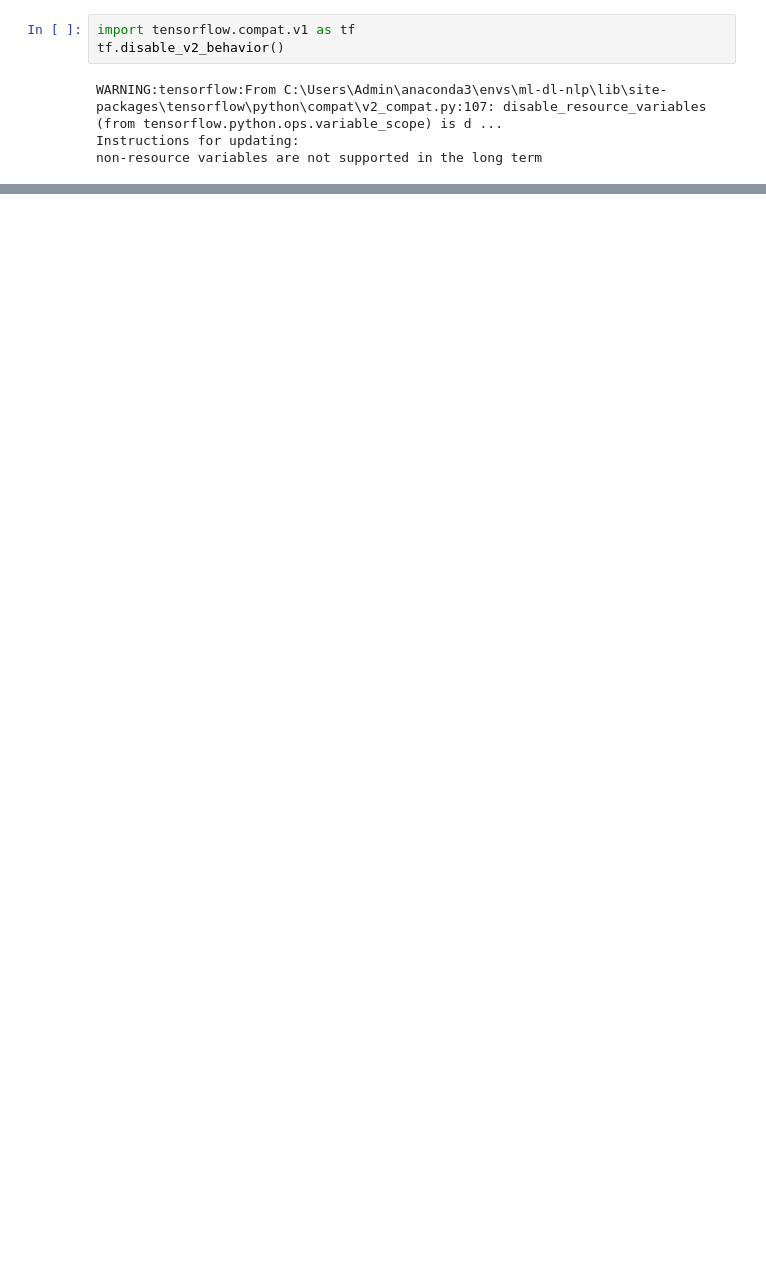
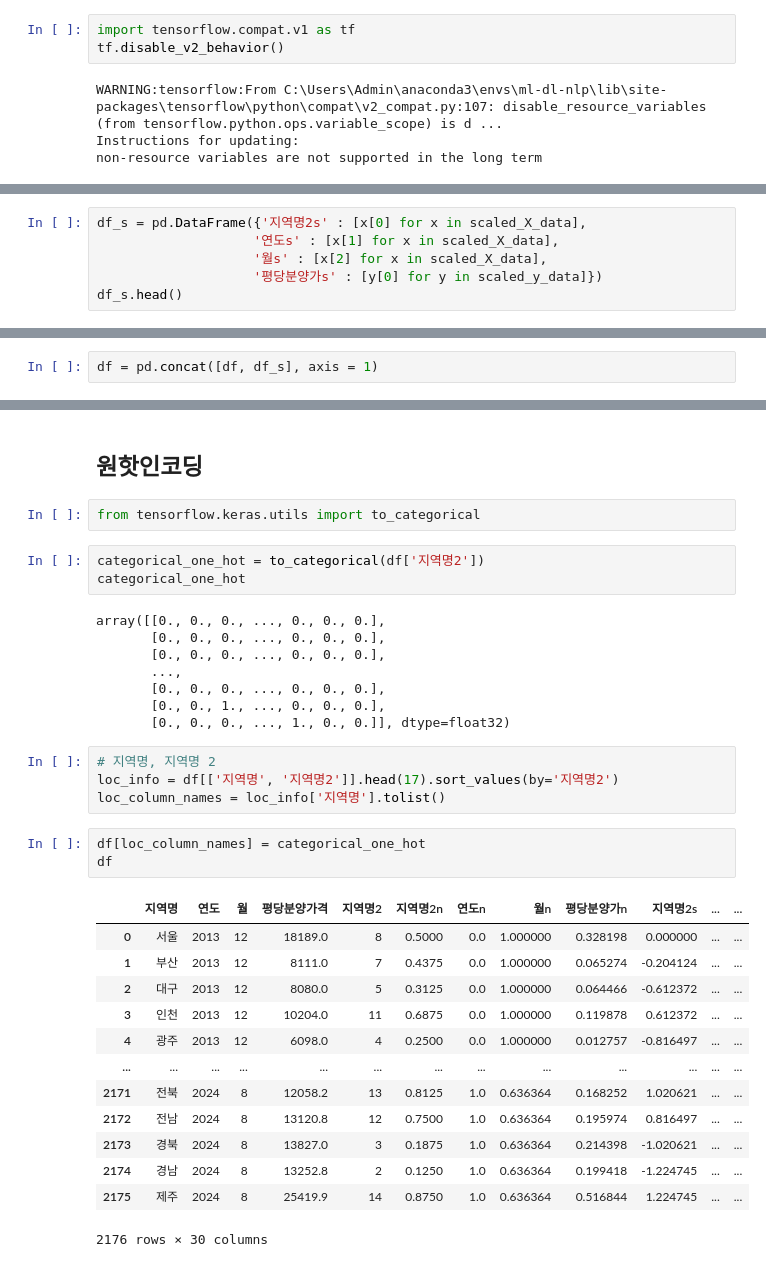
Before and after one commit to jsa3338/AI-X, a Jupyter notebook: source/05_DeepLearning/연습문제(라벨인코딩, 스케일조정).ipynb, the cells around one changed output, grey strips where cells are left out. Drawn from its saved outputs; the diff is of its cells as text; blank space fills up the shorter version.

```diff
--- a/source/05_DeepLearning/연습문제(라벨인코딩, 스케일조정).ipynb
+++ b/source/05_DeepLearning/연습문제(라벨인코딩, 스케일조정).ipynb
@@ -144,0 +222,6 @@ for step in range(30001):
+# %%
+df_s = pd.DataFrame({'지역명2s' : [x[0] for x in scaled_X_data],
+                    '연도s' : [x[1] for x in scaled_X_data],
+                    '월s' : [x[2] for x in scaled_X_data],
+                    '평당분양가s' : [y[0] for y in scaled_y_data]})
+df_s.head()
@@ -144,0 +235,2 @@ for step in range(30001):
+# %%
+df = pd.concat([df, df_s], axis = 1)
@@ -144,0 +295,37 @@ for step in range(30001):
+# %% [markdown]
+
+## 원핫인코딩
+# %%
+from tensorflow.keras.utils import to_categorical
+# %%
+categorical_one_hot = to_categorical(df['지역명2'])
+categorical_one_hot
+# %% [output]
+array([[0., 0., 0., ..., 0., 0., 0.],
+       [0., 0., 0., ..., 0., 0., 0.],
+       [0., 0., 0., ..., 0., 0., 0.],
+       ...,
+       [0., 0., 0., ..., 0., 0., 0.],
+       [0., 0., 1., ..., 0., 0., 0.],
+       [0., 0., 0., ..., 1., 0., 0.]], dtype=float32)
+# %%
+# 지역명, 지역명 2
+loc_info = df[['지역명', '지역명2']].head(17).sort_values(by='지역명2')
+loc_column_names = loc_info['지역명'].tolist()
+# %%
+df[loc_column_names] = categorical_one_hot
+df
+# %% [output]
+|  | 지역명 | 연도 | 월 | 평당분양가격 | 지역명2 | 지역명2n | 연도n | 월n | 평당분양가n | 지역명2s | ... | ... |
+| 0 | 서울 | 2013 | 12 | 18189.0 | 8 | 0.5000 | 0.0 | 1.000000 | 0.328198 | 0.000000 | ... | ... |
+| 1 | 부산 | 2013 | 12 | 8111.0 | 7 | 0.4375 | 0.0 | 1.000000 | 0.065274 | -0.204124 | ... | ... |
+| 2 | 대구 | 2013 | 12 | 8080.0 | 5 | 0.3125 | 0.0 | 1.000000 | 0.064466 | -0.612372 | ... | ... |
+| 3 | 인천 | 2013 | 12 | 10204.0 | 11 | 0.6875 | 0.0 | 1.000000 | 0.119878 | 0.612372 | ... | ... |
+| 4 | 광주 | 2013 | 12 | 6098.0 | 4 | 0.2500 | 0.0 | 1.000000 | 0.012757 | -0.816497 | ... | ... |
+| ... | ... | ... | ... | ... | ... | ... | ... | ... | ... | ... | ... | ... |
+| 2171 | 전북 | 2024 | 8 | 12058.2 | 13 | 0.8125 | 1.0 | 0.636364 | 0.168252 | 1.020621 | ... | ... |
+| 2172 | 전남 | 2024 | 8 | 13120.8 | 12 | 0.7500 | 1.0 | 0.636364 | 0.195974 | 0.816497 | ... | ... |
+| 2173 | 경북 | 2024 | 8 | 13827.0 | 3 | 0.1875 | 1.0 | 0.636364 | 0.214398 | -1.020621 | ... | ... |
+| 2174 | 경남 | 2024 | 8 | 13252.8 | 2 | 0.1250 | 1.0 | 0.636364 | 0.199418 | -1.224745 | ... | ... |
+| 2175 | 제주 | 2024 | 8 | 25419.9 | 14 | 0.8750 | 1.0 | 0.636364 | 0.516844 | 1.224745 | ... | ... |
+2176 rows × 30 columns
```
Also changed, not shown: parts of 14 cells of this notebook, 23 other files.
